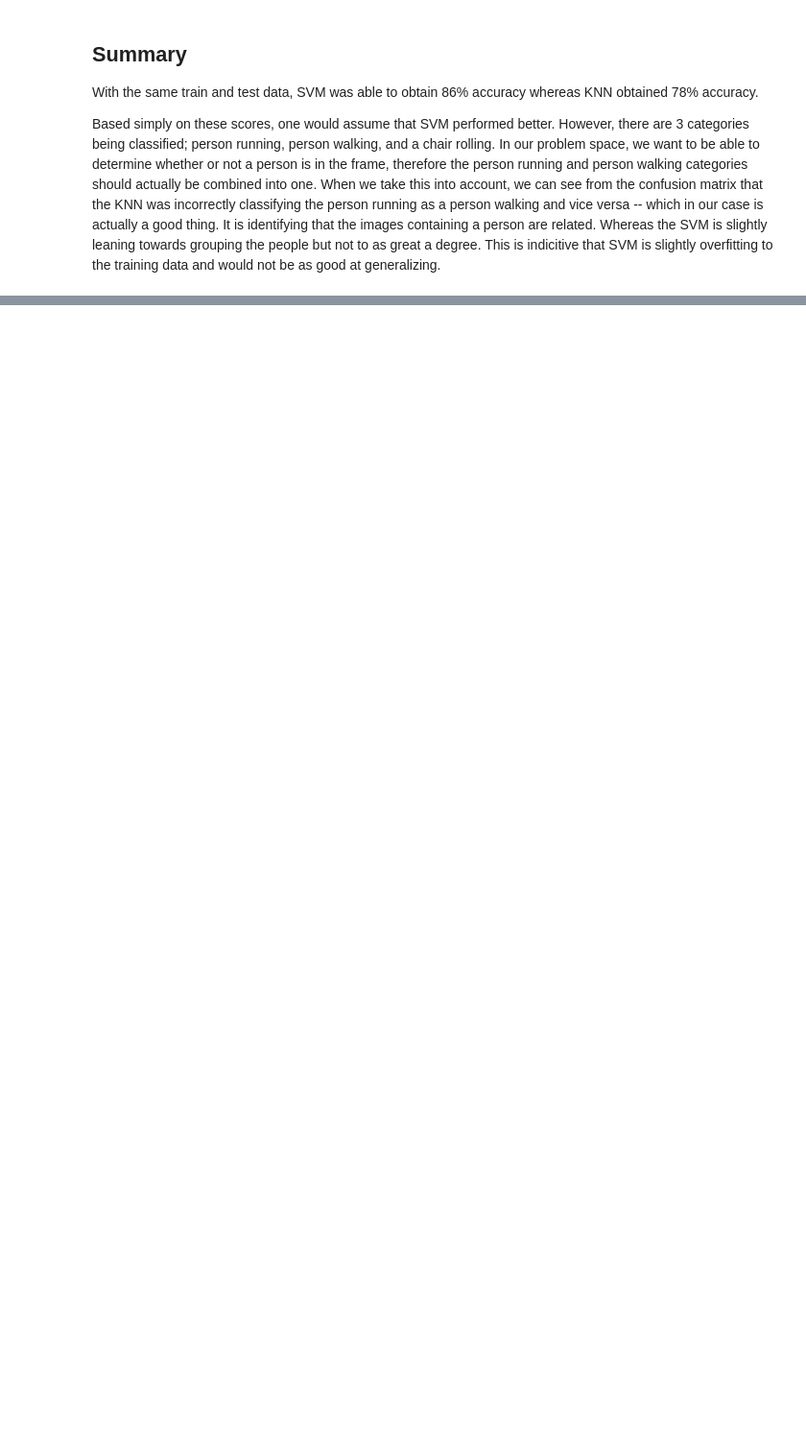
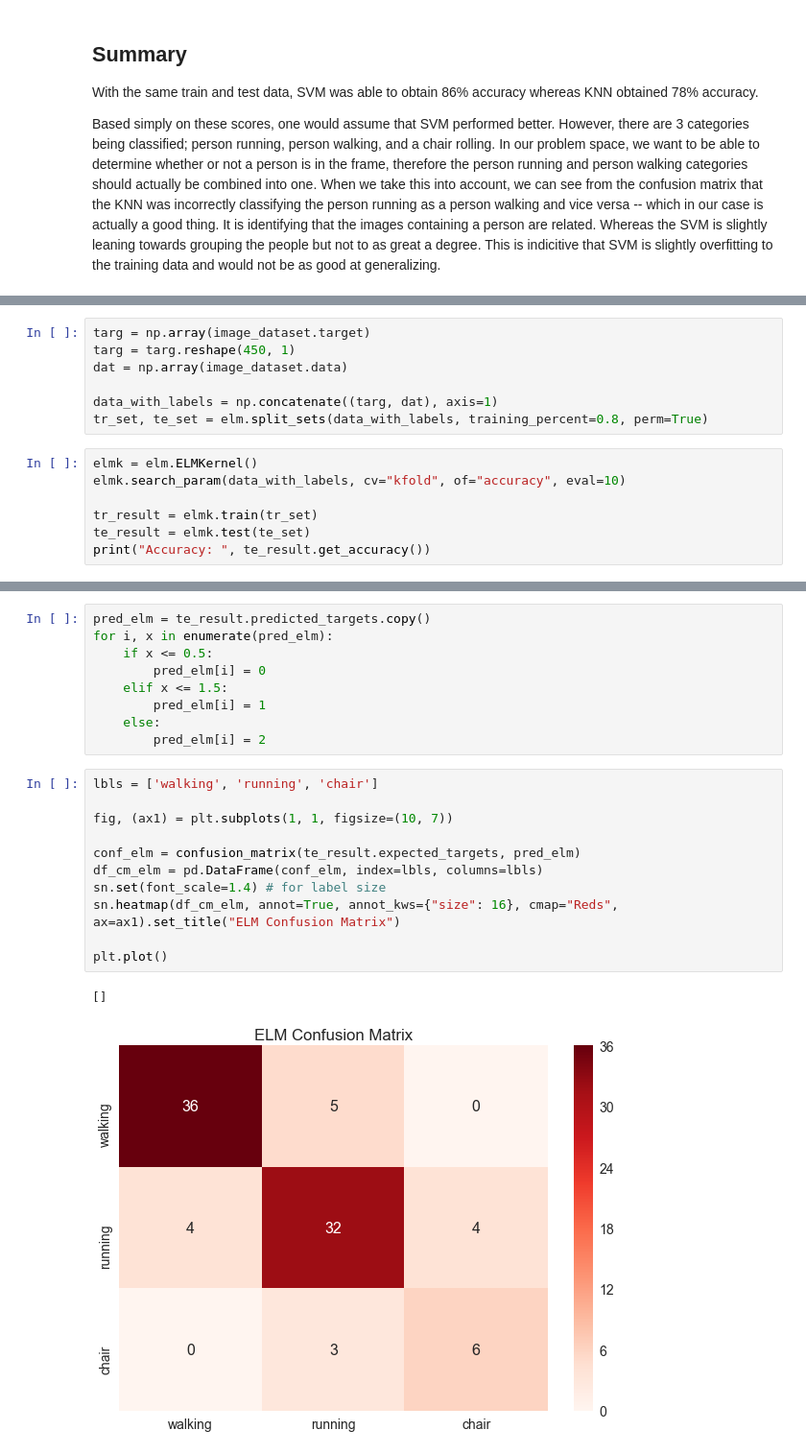
Before and after one commit to aydengarrett/DIP-E023, a Jupyter notebook: SVM classif.ipynb, the cells around one changed output, grey strips where cells are left out. Shown at 96% size. Cells and saved outputs as stored; diff of their text form; blank space fills up the shorter version.

```diff
--- a/SVM classif.ipynb
+++ b/SVM classif.ipynb
@@ -154,0 +159,14 @@ Based simply on these scores, one would assume that SVM performed better. Howeve
+# %%
+targ = np.array(image_dataset.target)
+targ = targ.reshape(450, 1)
+dat = np.array(image_dataset.data)
+
+data_with_labels = np.concatenate((targ, dat), axis=1)
+tr_set, te_set = elm.split_sets(data_with_labels, training_percent=0.8, perm=True)
+# %%
+elmk = elm.ELMKernel()
+elmk.search_param(data_with_labels, cv="kfold", of="accuracy", eval=10)
+
+tr_result = elmk.train(tr_set)
+te_result = elmk.test(te_set)
+print("Accuracy: ", te_result.get_accuracy())
@@ -154,0 +190,23 @@ Based simply on these scores, one would assume that SVM performed better. Howeve
+# %%
+pred_elm = te_result.predicted_targets.copy()
+for i, x in enumerate(pred_elm):
+    if x <= 0.5:
+        pred_elm[i] = 0
+    elif x <= 1.5:
+        pred_elm[i] = 1
+    else:
+        pred_elm[i] = 2
+# %%
+lbls = ['walking', 'running', 'chair']
+
+fig, (ax1) = plt.subplots(1, 1, figsize=(10, 7))
+
+conf_elm = confusion_matrix(te_result.expected_targets, pred_elm)
+df_cm_elm = pd.DataFrame(conf_elm, index=lbls, columns=lbls)
+sn.set(font_scale=1.4) # for label size
+sn.heatmap(df_cm_elm, annot=True, annot_kws={"size": 16}, cmap="Reds", ax=ax1).set_title("ELM Confusion Matrix")
+
+plt.plot()
+# %% [output]
+[]
+[figure, added]
```
Also changed, not shown: parts of 13 cells of this notebook.
